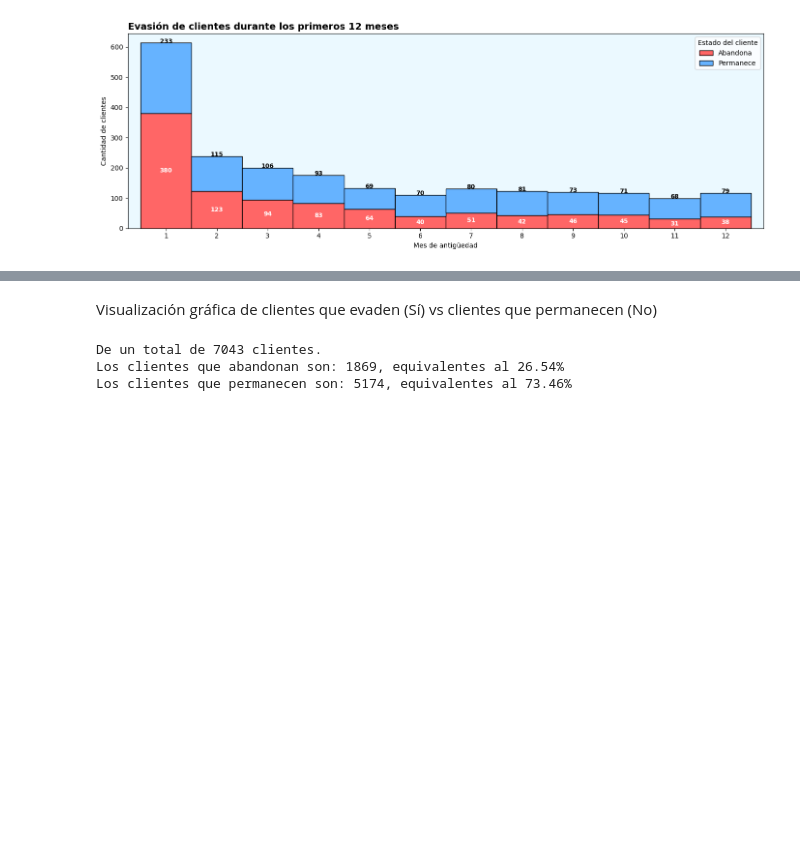
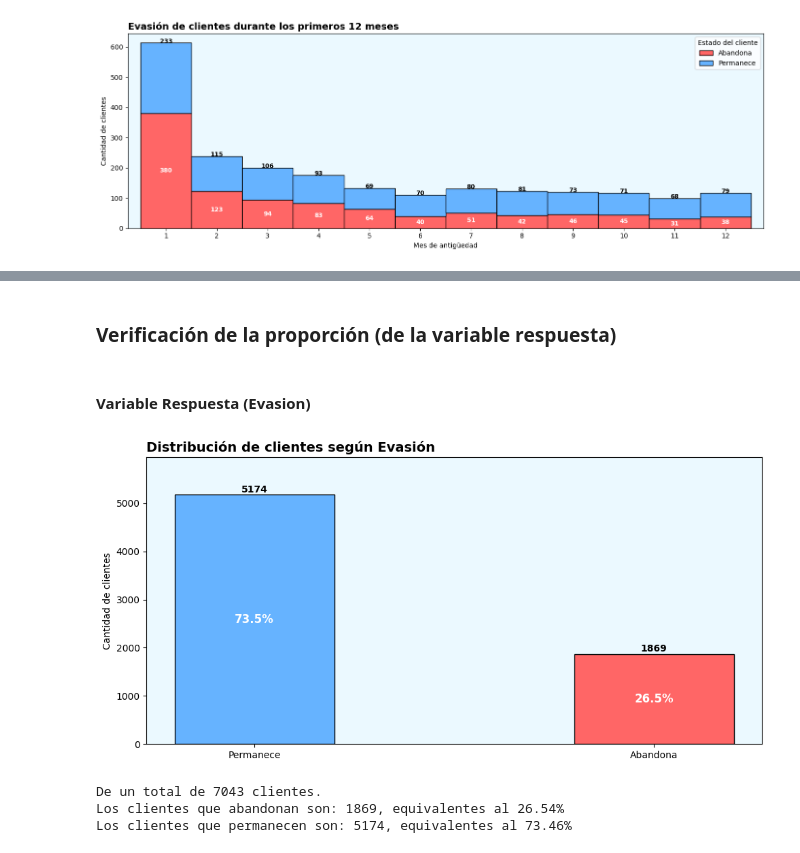
Before and after one commit to DanielRaiicHu/telecom_x_2, a Jupyter notebook: telecom_x_2.ipynb, the cells around one changed output, grey strips where cells are left out. Drawn from its saved outputs; the diff is of its cells as text; code cells hidden in the pictures; blank space fills up the shorter version.

Commit message:
Actualización: Creando gráficos de variables cat y num

```diff
--- a/telecom_x_2.ipynb
+++ b/telecom_x_2.ipynb
@@ -356,9 +356,10 @@ datos_codificados[['CargoMensual', 'CuentasDiarias']].corr()
 | CuentasDiarias | 0.999996 | 1.000000 |
 # %%
 # Paleta de colores
-color_si, color_no, color_nulo_1, color_nulo_2 = '#66b3ff', '#FF6666', '#999999', '#808080'
+
+color_si, color_SI, color_no, color_NO, color_nulo_1, color_nulo_2 = '#66b3ff', '#0B105E', '#FF6666', '#6E141E', '#999999', '#808080'
 color_masculino, color_femenino = '#66b3ff','#da86da'
-color_fondo = '#f3e9ea'
+color_fondo, color_fondo_2 = '#f3e9ea', '#66b3ff'
 color_interior = '#ebf9ff'
 color_borde = '#999999'
 color_1, color_2, color_3, color_4, color_5, color_6, color_7 ='#1bb5e2','#66b3ff','#5a1be2','#1b21e2','#1bd9e2','#1b72e2','#c71be2'
@@ -507,5 +494,48 @@ En el mes [12] la cantidad de clientes que abandonaron fueron: 38 clientes.
-# %% [markdown]
-Visualización gráfica de clientes que evaden (Sí) vs clientes que permanecen (No)
+# %% [markdown]
+### **Verificación de la proporción (de la variable respuesta)**
+# %% [markdown]
+#### **Variable Respuesta (Evasion)**
+# %%
+# Evasión
+def comparativa_evasion():
+    orden = ['No', 'Sí']   # en tu dataset original Evasion es Sí/No
+    mapa_ev = {'Sí': 'Abandona', 'No': 'Permanece'}
+
+    tabla = (
+        datos.groupby(['Evasion'])
+             .size()
+             .rename(index=mapa_ev)
+             .reindex(['Permanece','Abandona'])
+             .to_frame(name='Cantidad')
+    )
+
+    tot = tabla['Cantidad'].sum()
+    pct = (tabla['Cantidad'] / tot * 100).round(1)
+
+    fig, ax = plt.subplots(figsize=(10, 5))
+    x = np.arange(len(tabla)); w = 0.4
+
+    bars = ax.bar(x, tabla['Cantidad'], w, color=[color_si, color_no], edgecolor='black')
+
+    ax.set_title('Distribución de clientes según Evasión', fontsize=14, fontweight='bold', loc='left')
+    ax.set_ylabel('Cantidad de clientes')
+    ax.set_xticks(x); ax.set_xticklabels(tabla.index)
+    ax.set_facecolor(color_interior)
+
+    for i, bar in enumerate(bars):
+        h = bar.get_height()
+        ax.text(bar.get_x()+bar.get_width()/2, h+10, f'{int(h)}', ha='center', va='bottom',
+                fontsize=10, fontweight='bold')
+        ax.text(bar.get_x()+bar.get_width()/2, h/2, f'{pct.iloc[i]}%', ha='center', va='center',
+                color='white', fontsize=12, fontweight='bold')
+
+    ax.set_ylim(0, tabla['Cantidad'].max()*1.15)
+    plt.tight_layout()
+    return plt
+
+comparativa_evasion().show()
+# %% [output]
+[figure, added]
 # %%
 cantidad_evasion = datos_codificados.Evasion.value_counts()
 proporcion_evasion = datos_codificados['Evasion'].value_counts(normalize=True).sort_index()
```
Also changed, not shown: parts of 19 cells of this notebook.
